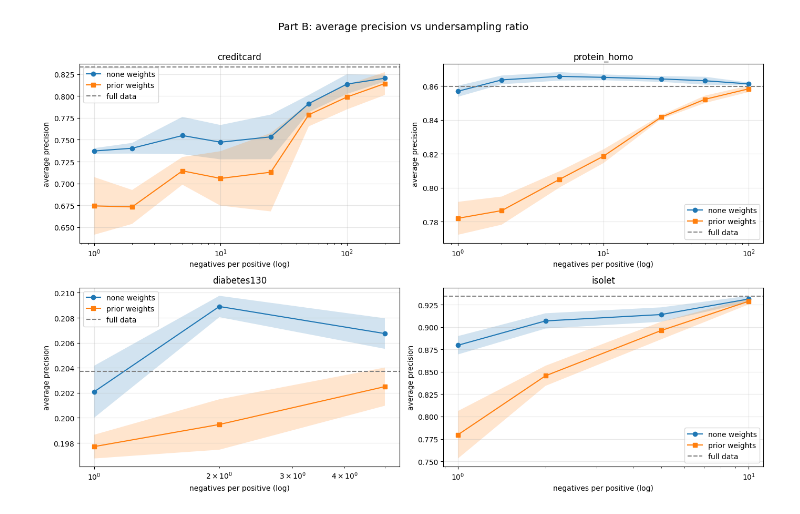
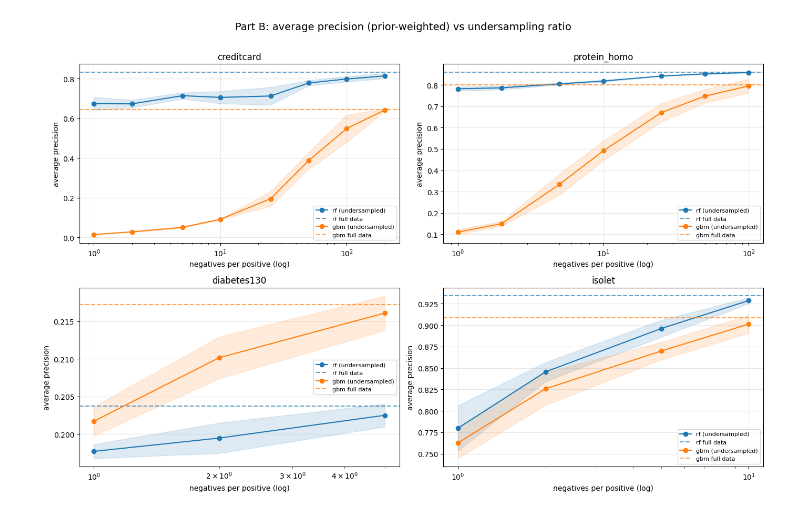
Before and after one commit to solegalli/resampling-experiments, a Jupyter notebook: notebooks/11-undersampling-for-speed.ipynb, the cells around one changed output. Cells and saved outputs as stored; diff of their text form; code cells hidden in the pictures.

```diff
--- a/notebooks/11-undersampling-for-speed.ipynb
+++ b/notebooks/11-undersampling-for-speed.ipynb
@@ -93,14 +91,13 @@ Growing stratified subsamples at the original prior. ROC-AUC flattens early; ave
 # %%
 fig, axes = plt.subplots(2, 2, figsize=(14, 9))
 for ax, d in zip(axes.ravel(), DATASETS):
-    m, s = agg(res[d]['A_learning_curve'], 'fraction')
+    m, s = agg(res[d]['rf']['A_learning_curve'], 'fraction')
     for col, mk in [('roc', 'o'), ('ap', 's')]:
         ax.plot(m.n_train, m[col], mk + '-', label=col.upper())
         ax.fill_between(m.n_train, m[col] - s[col], m[col] + s[col], alpha=0.2)
     ax.set_xscale('log'); ax.set_xlabel('training rows (log)'); ax.set_ylabel('score')
-    ax.set_title(f"{d}  ({100*res[d]['meta']['n_pos_full']/(res[d]['meta']['n_pos_full']+res[d]['meta']['n_neg_full']):.2f}% pos)")
-    ax.legend(); ax.grid(True, alpha=0.3)
-plt.suptitle('Part A: performance vs training size', y=1.01, fontsize=14)
+    ax.set_title(d); ax.legend(); ax.grid(True, alpha=0.3)
+plt.suptitle('Part A: performance vs training size (Random Forest)', y=1.01, fontsize=14)
 plt.tight_layout(); plt.savefig('../figures/speed_learning_curve.png', dpi=150, bbox_inches='tight')
 plt.show()
 # %% [output]
@@ -112,18 +109,17 @@ Vary the negatives per positive, with and without prior-restoring class weights.
 # %%
 fig, axes = plt.subplots(2, 2, figsize=(14, 9))
 for ax, d in zip(axes.ravel(), DATASETS):
-    m, s = agg(res[d]['B_undersample'], ['neg_per_pos', 'weights'])
-    mA, _ = agg(res[d]['A_learning_curve'], 'fraction')
-    for w, mk in [('none', 'o'), ('prior', 's')]:
-        mw = m.xs(w, level='weights'); sw = s.xs(w, level='weights')
-        ax.plot(mw.index, mw['ap'], mk + '-', label=f'{w} weights')
-        ax.fill_between(mw.index, mw['ap'] - sw['ap'], mw['ap'] + sw['ap'], alpha=0.2)
-    ax.axhline(mA.loc[1.0, 'ap'], ls='--', color='gray', label='full data')
+    for l in LEARNERS:
+        if l not in res[d]:
+            continue
+        mp, sp = prior_curve(d, l)
+        ax.plot(mp.index, mp['ap'], 'o-', color=LCOL[l], label=f'{l} (undersampled)')
+        ax.fill_between(mp.index, mp['ap'] - sp['ap'], mp['ap'] + sp['ap'], color=LCOL[l], alpha=0.15)
+        ax.axhline(full_ref(d, l)['ap'], ls='--', color=LCOL[l], alpha=0.7, label=f'{l} full data')
     ax.set_xscale('log'); ax.set_xlabel('negatives per positive (log)')
-    ax.set_ylabel('average precision'); ax.set_title(d)
-    ax.legend(); ax.grid(True, alpha=0.3)
-plt.suptitle('Part B: average precision vs undersampling ratio', y=1.01, fontsize=14)
+    ax.set_ylabel('average precision'); ax.set_title(d); ax.legend(fontsize=8); ax.grid(True, alpha=0.3)
+plt.suptitle('Part B: average precision (prior-weighted) vs undersampling ratio', y=1.01, fontsize=14)
 plt.tight_layout(); plt.savefig('../figures/speed_perf.png', dpi=150, bbox_inches='tight')
 plt.show()
 # %% [output]
-[figure, old version]
+[figure, new version]
```
Also changed, not shown: parts of 16 cells of this notebook, 1 other file.
